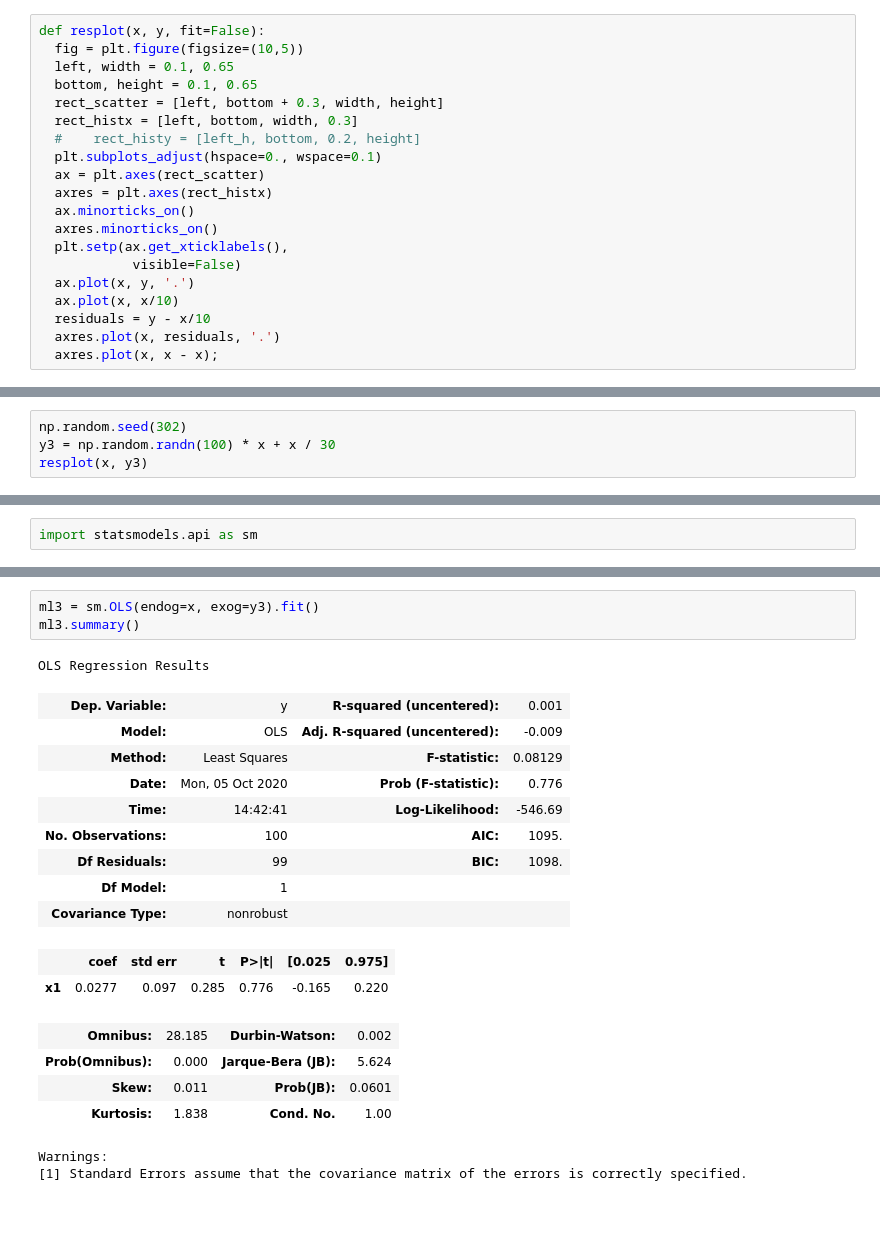
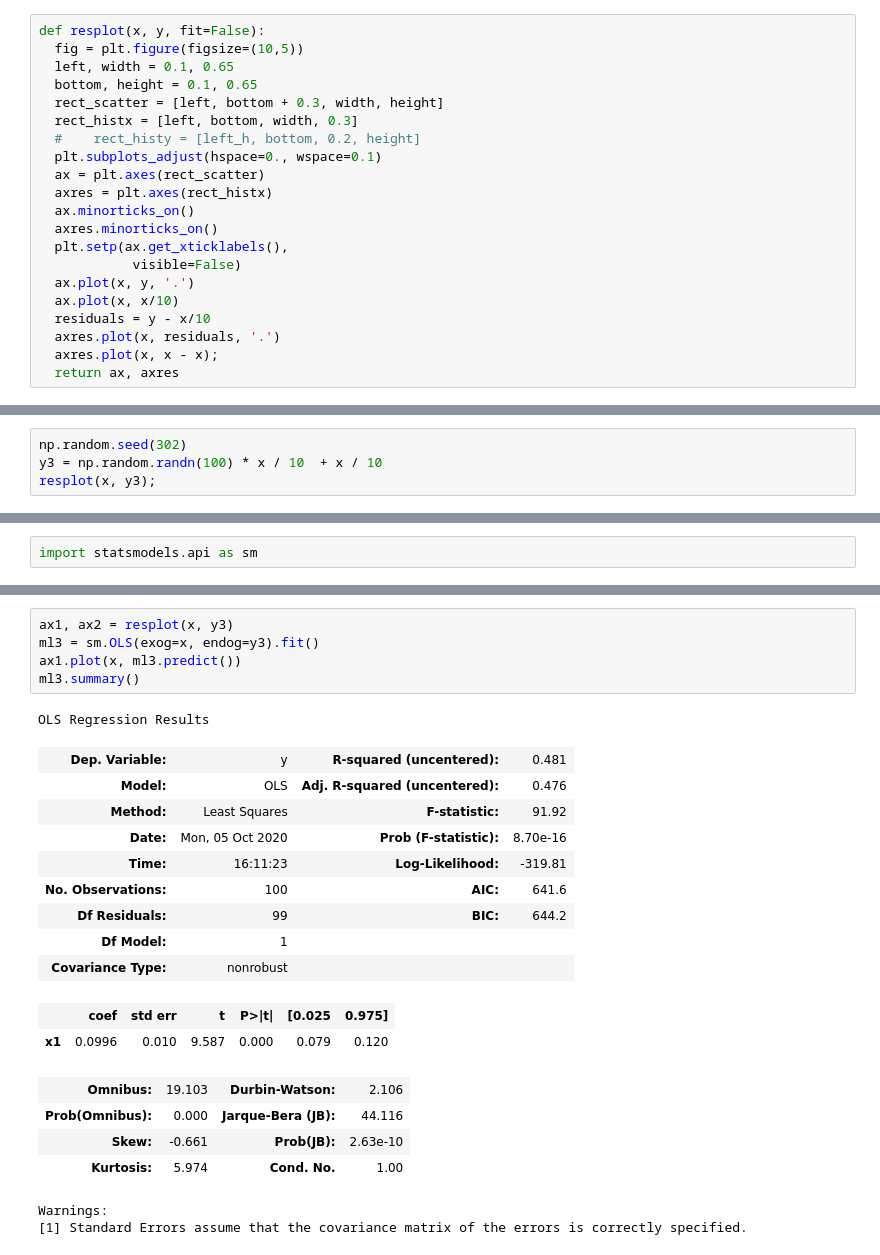
Before and after one commit to fedhere/PUS2020_FBianco, a Jupyter notebook: classdemo/residuals_demo.ipynb, the cells around one changed output, grey strips where cells are left out. Saved outputs shown, nothing was run; the diff lists cells and outputs as text; blank space fills up the shorter version.

```diff
--- a/classdemo/residuals_demo.ipynb
+++ b/classdemo/residuals_demo.ipynb
@@ -40,4 +40,5 @@ def resplot(x, y, fit=False):
   residuals = y - x/10
   axres.plot(x, residuals, '.')
   axres.plot(x, x - x);
+  return ax, axres
 # %%
@@ -52,6 +53,6 @@ resplot(x, y2)
 [figure]
 # %%
 np.random.seed(302)
-y3 = np.random.randn(100) * x + x / 30
-resplot(x, y3)
+y3 = np.random.randn(100) * x / 10  + x / 10
+resplot(x, y3);
 # %% [output]
@@ -133,22 +151,24 @@ Omni test : Chi2 probability 0.0012
 # %%
-ml3 = sm.OLS(endog=x, exog=y3).fit()
+ax1, ax2 = resplot(x, y3)
+ml3 = sm.OLS(exog=x, endog=y3).fit()
+ax1.plot(x, ml3.predict())
 ml3.summary()
 # %% [output]
 OLS Regression Results
-| Dep. Variable: | y | R-squared (uncentered): | 0.001 |
-| Model: | OLS | Adj. R-squared (uncentered): | -0.009 |
-| Method: | Least Squares | F-statistic: | 0.08129 |
-| Date: | Mon, 05 Oct 2020 | Prob (F-statistic): | 0.776 |
-| Time: | 14:42:41 | Log-Likelihood: | -546.69 |
-| No. Observations: | 100 | AIC: | 1095. |
-| Df Residuals: | 99 | BIC: | 1098. |
+| Dep. Variable: | y | R-squared (uncentered): | 0.481 |
+| Model: | OLS | Adj. R-squared (uncentered): | 0.476 |
+| Method: | Least Squares | F-statistic: | 91.92 |
+| Date: | Mon, 05 Oct 2020 | Prob (F-statistic): | 8.70e-16 |
+| Time: | 16:11:23 | Log-Likelihood: | -319.81 |
+| No. Observations: | 100 | AIC: | 641.6 |
+| Df Residuals: | 99 | BIC: | 644.2 |
 | Df Model: | 1 |  |  |
 | Covariance Type: | nonrobust |  |  |
 |  | coef | std err | t | P>|t| | [0.025 | 0.975] |
-| x1 | 0.0277 | 0.097 | 0.285 | 0.776 | -0.165 | 0.220 |
+| x1 | 0.0996 | 0.010 | 9.587 | 0.000 | 0.079 | 0.120 |
-| Omnibus: | 28.185 | Durbin-Watson: | 0.002 |
-| Prob(Omnibus): | 0.000 | Jarque-Bera (JB): | 5.624 |
-| Skew: | 0.011 | Prob(JB): | 0.0601 |
-| Kurtosis: | 1.838 | Cond. No. | 1.00 |
+| Omnibus: | 19.103 | Durbin-Watson: | 2.106 |
+| Prob(Omnibus): | 0.000 | Jarque-Bera (JB): | 44.116 |
+| Skew: | -0.661 | Prob(JB): | 2.63e-10 |
+| Kurtosis: | 5.974 | Cond. No. | 1.00 |
 Warnings:
 [1] Standard Errors assume that the covariance matrix of the errors is correctly specified.
```
Also changed, not shown: parts of 16 cells of this notebook.
